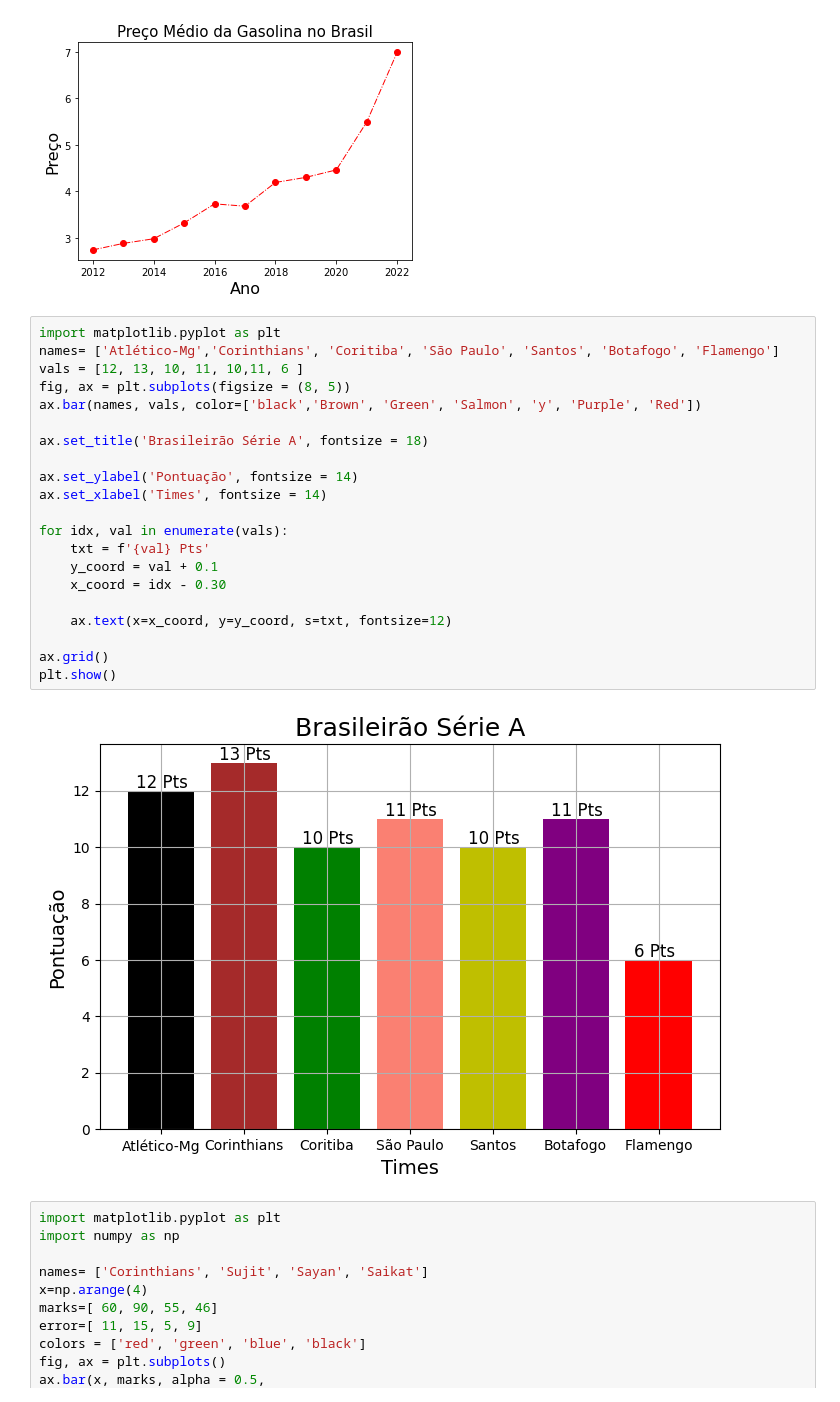
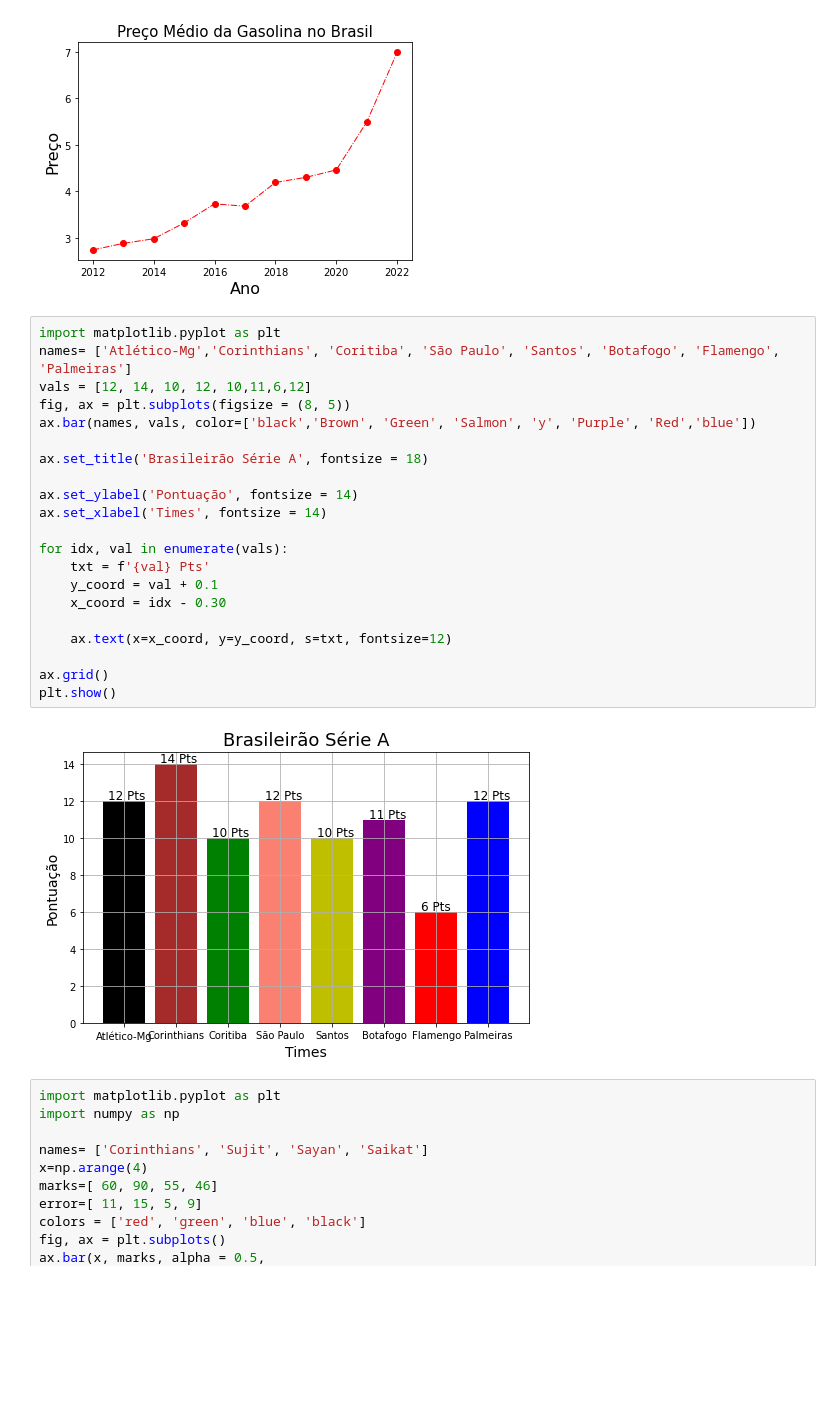
Before and after one commit to SperandioR/SperandioR, a Jupyter notebook: SI Python/projeto_octa.ipynb, the cells around one changed output. Saved outputs shown, nothing was run; the diff lists cells and outputs as text; blank space fills up the shorter version.

Commit message:
adicionado palmeiras

```diff
--- a/SI Python/projeto_octa.ipynb
+++ b/SI Python/projeto_octa.ipynb
@@ -11,27 +11,27 @@ plt.show()
 [figure]
 # %%
 import matplotlib.pyplot as plt
-names= ['Atlético-Mg','Corinthians', 'Coritiba', 'São Paulo', 'Santos', 'Botafogo', 'Flamengo']
-vals = [12, 13, 10, 11, 10,11, 6 ]
+names= ['Atlético-Mg','Corinthians', 'Coritiba', 'São Paulo', 'Santos', 'Botafogo', 'Flamengo', 'Palmeiras']
+vals = [12, 14, 10, 12, 10,11,6,12]
 fig, ax = plt.subplots(figsize = (8, 5))
-ax.bar(names, vals, color=['black','Brown', 'Green', 'Salmon', 'y', 'Purple', 'Red'])
+ax.bar(names, vals, color=['black','Brown', 'Green', 'Salmon', 'y', 'Purple', 'Red','blue'])
 
 ax.set_title('Brasileirão Série A', fontsize = 18)
 
 ax.set_ylabel('Pontuação', fontsize = 14)
 ax.set_xlabel('Times', fontsize = 14)
 
 for idx, val in enumerate(vals):
     txt = f'{val} Pts'
     y_coord = val + 0.1
     x_coord = idx - 0.30
 
     ax.text(x=x_coord, y=y_coord, s=txt, fontsize=12)
 
 ax.grid()
 plt.show()
 # %% [output]
-[figure, old version]
+[figure, new version]
 # %%
 import matplotlib.pyplot as plt
 import numpy as np
```
